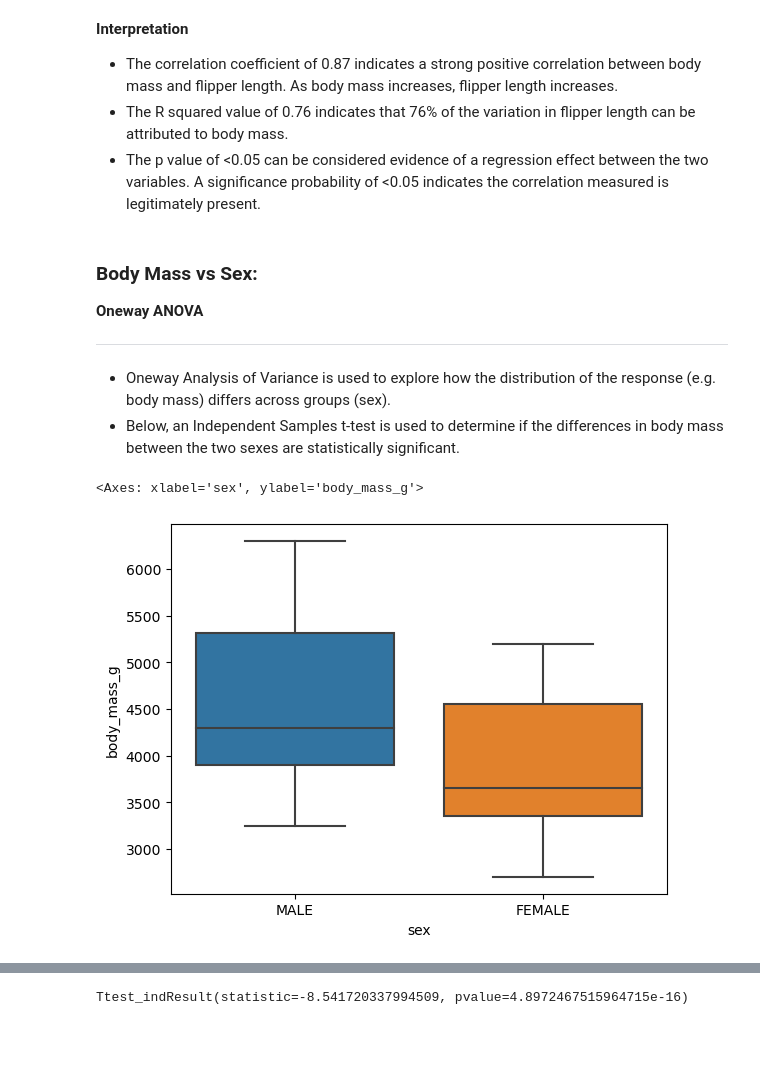
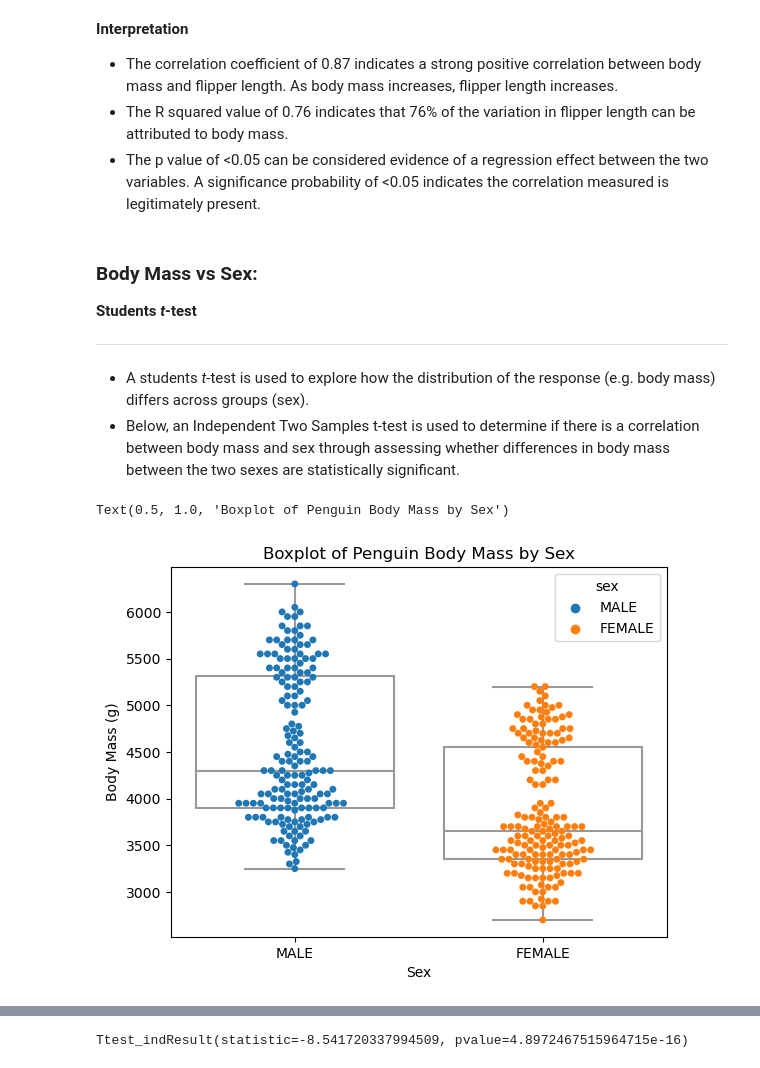
Before and after one commit to a-o-connor/palmerpenguins_data_analytics, a Jupyter notebook: palmerpenguinsanalysis.ipynb, the cells around one changed output, grey strips where cells are left out. Saved outputs shown, nothing was run; the diff lists cells and outputs as text; code cells hidden in the pictures; blank space fills up the shorter version.

```diff
--- a/palmerpenguinsanalysis.ipynb
+++ b/palmerpenguinsanalysis.ipynb
@@ -299,16 +294,18 @@ The R squared is 0.7620921573403904.
 - The p value of <0.05 can be considered evidence of a regression effect between the two variables. A significance probability of <0.05 indicates the correlation measured is legitimately present.
 # %% [markdown]
 ### Body Mass vs Sex:
-**Oneway ANOVA**
+**Students *t*-test**
 *******************
-- Oneway Analysis of Variance is used to explore how the distribution of the response (e.g. body mass) differs across groups (sex).
-- Below, an Independent Samples t-test is used to determine if the differences in body mass between the two sexes are statistically significant.
+- A students *t*-test is used to explore how the distribution of the response (e.g. body mass) differs across groups (sex).
+- Below, an Independent Two Samples t-test is used to determine if there is a correlation between body mass and sex through assessing whether differences in body mass between the two sexes are statistically significant.
-# %%
-# Box plot of body mass by sex
-
-sb.boxplot(x="sex", y="body_mass_g", data = df_cleaned_empty_rows)
-# %% [output]
-<Axes: xlabel='sex', ylabel='body_mass_g'>
-[figure, removed]
+# %%
+ax = sb.boxplot(x="sex", y="body_mass_g", data = df_cleaned_empty_rows, color ="white")
+ax = sb.swarmplot(x="sex", y="body_mass_g", data = df_cleaned_empty_rows, hue = "sex")
+ax.set_ylabel("Body Mass (g)")
+ax.set_xlabel("Sex")
+ax.set_title("Boxplot of Penguin Body Mass by Sex")
+# %% [output]
+Text(0.5, 1.0, 'Boxplot of Penguin Body Mass by Sex')
+[figure, added]
 # %% [markdown]
 **Interpretation**
```
Also changed, not shown: parts of 12 cells of this notebook, 1 other file.
